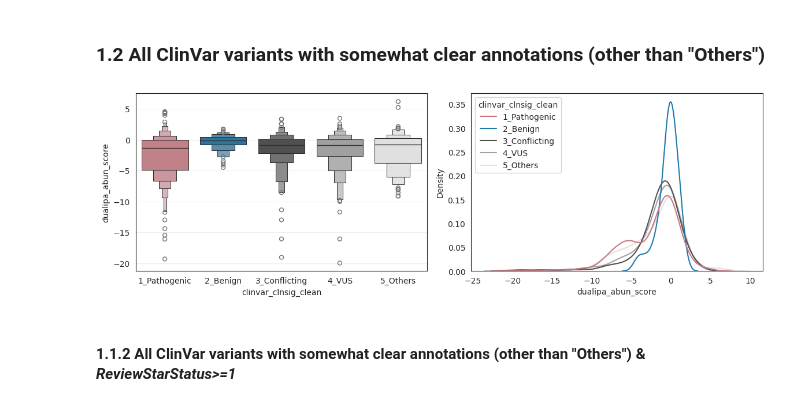
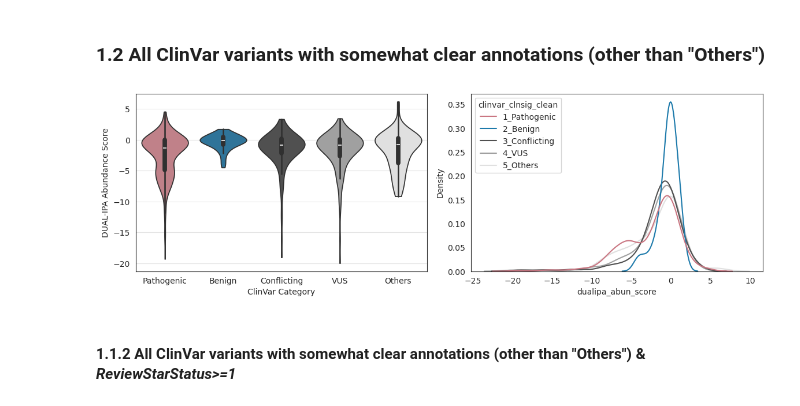
Before and after one commit to broadinstitute/2025_laval_submitted, a Jupyter notebook: 2_individual_assay_results/dual_ipa/2_analysis/5_clinvar_annotation_summary.ipynb, the cells around one changed output. Drawn from its saved outputs; the diff is of its cells as text; code cells hidden in the pictures.

```diff
--- a/2_individual_assay_results/dual_ipa/2_analysis/5_clinvar_annotation_summary.ipynb
+++ b/2_individual_assay_results/dual_ipa/2_analysis/5_clinvar_annotation_summary.ipynb
@@ -148,30 +148,43 @@ plt.show()
 ### 1.2 All ClinVar variants with somewhat clear annotations (other than "Others")
 # %%
 fig, axes = plt.subplots(1, 2, figsize=(14, 4))
-sns.boxenplot(
+# sns.boxenplot(
+#     data=scores.to_pandas(),
+#     x="clinvar_clnsig_clean",
+#     y="dualipa_abun_score",
+#     hue="clinvar_clnsig_clean",
+#     palette=palette_dict["clinvar_clnsig_clean"],
+#     order=hue_order,
+#     ax=axes[0]
+# )
+sns.violinplot(
     data=scores.to_pandas(),
     x="clinvar_clnsig_clean",
     y="dualipa_abun_score",
     hue="clinvar_clnsig_clean",
     palette=palette_dict["clinvar_clnsig_clean"],
     order=hue_order,
+    cut=0,
     ax=axes[0]
 )
-axes[0].grid(alpha=0.3, axis='y')
+axes[0].set_xticklabels([x.get_text().split("_")[1] for x in axes[0].get_xticklabels()]) ##, rotation=45, ha='right'
+axes[0].set_xlabel("ClinVar Category") ##, rotation=45, ha='right'
+axes[0].set_ylabel("DUAL-IPA Abundance Score") ##, rotation=45, ha='right'
+axes[0].grid(alpha=0.5, axis="y")
 
 sns.kdeplot(
     data=scores.to_pandas(),
     x="dualipa_abun_score",
     hue="clinvar_clnsig_clean",
     hue_order=hue_order,
     ax=axes[1],
     palette=palette_dict["clinvar_clnsig_clean"],
     common_norm=False
 )
 plt.subplots_adjust(wspace=0.15)
 plt.show()
 # %% [output]
-[figure, old version]
+[figure, new version]
 # %% [markdown]
 #### 1.1.2 All ClinVar variants with somewhat clear annotations (other than "Others") & _ReviewStarStatus>=1_
 # %%
```
Also changed, not shown: parts of 1 cell of this notebook, 1 other file.
